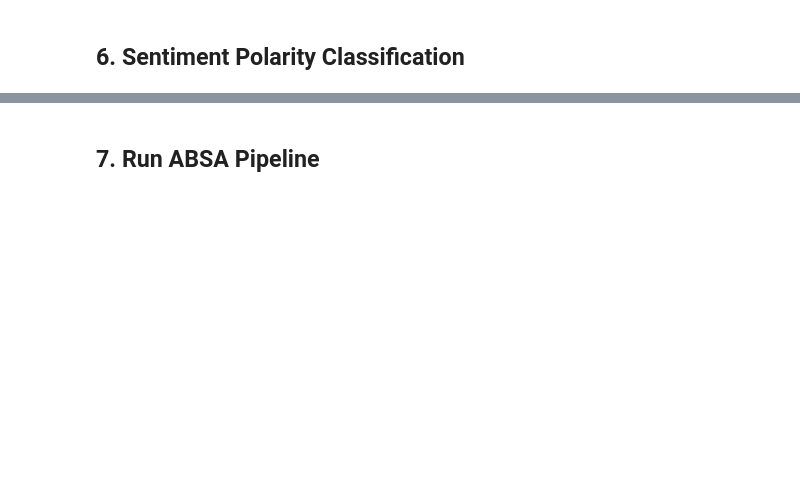
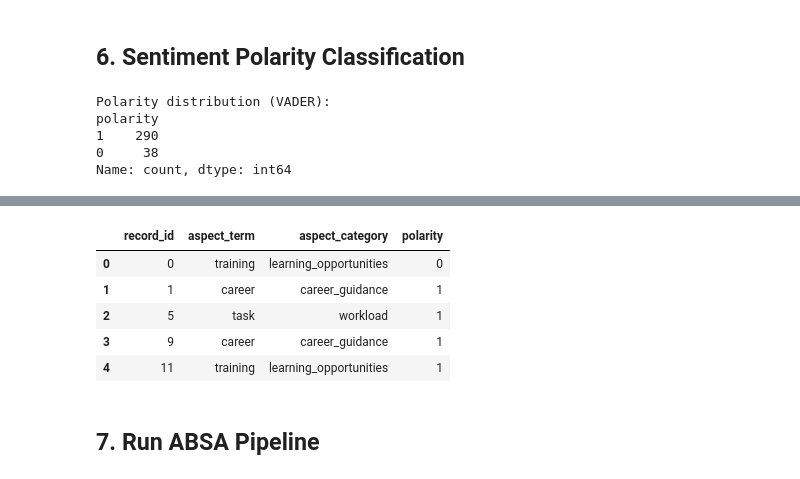
Before and after one commit to nimalanjanapiyumal/ML_TEXT_PROJECT, a Jupyter notebook: Component1.ipynb, the cells around one changed output, grey strips where cells are left out. Saved outputs shown, nothing was run; the diff lists cells and outputs as text; code cells hidden in the pictures; blank space fills up the shorter version.

Commit message:
Initial

```diff
--- a/Component1.ipynb
+++ b/Component1.ipynb
@@ -103,17 +208,56 @@ def map_to_category(term):
 # %% [markdown]
 ## 6. Sentiment Polarity Classification
 # %%
-sent_pipe = pipeline(
-    "sentiment-analysis",
-    model=sent_model,
-    tokenizer=sent_tokenizer,
-    function_to_apply="none"  # ensure we get logits
-)
+# --- SECTION 6: SENTIMENT POLARITY CLASSIFICATION (using NLTK VADER) ---
 
-def classify_sentiment(text, aspect_term):
-    # mark aspect in text
-    marked = text.replace(aspect_term, f"[ASP]{aspect_term}[ASP]")
-    pred = sent_pipe(marked)[0]
-    # pred: {"label":"POSITIVE","score":0.98}
-    label = pred["label"]
-    return {"POSITIVE":1, "NEUTRAL":0, "NEGATIVE":-1}[label]
+import nltk
+from nltk.sentiment.vader import SentimentIntensityAnalyzer
+import re
+
+# 6.0 Ensure the cleaned-text column exists
+if clean_col not in df.columns:
+    raise RuntimeError(f"Cleaned-text column '{clean_col}' not found in df.")
+
+# 6.1 Download the VADER lexicon (only once)
+nltk.download('vader_lexicon')
+
+# 6.2 Initialize the VADER analyzer
+sia = SentimentIntensityAnalyzer()
+
+def classify_aspect_sentiment(row):
+    """
+    Use the piece of text around the aspect_term for sentiment scoring.
+    Falls back to full text if no sentence contains the term.
+    """
+    rid  = row['record_id']
+    term = row['aspect_term']
+    text = str(df.at[rid, clean_col])
+
+    # Split into sentences on punctuation
+    sentences = re.split(r'[.!?]\s*', text)
+    # Find sentences that mention the aspect term
+    segs = [s for s in sentences if re.search(rf"\b{re.escape(term)}\b", s, flags=re.IGNORECASE)]
+    seg = " ".join(segs) if segs else text
+
+    # Compute compound score
+    score = sia.polarity_scores(seg)['compound']
+    # Map to discrete polarity
+    if score >=  0.05: return  1
+    if score <= -0.05: return -1
+    return 0
+
+# 6.3 Apply to every aspect mention
+absa_terms_df['polarity'] = absa_terms_df.apply(classify_aspect_sentiment, axis=1)
+
+# 6.4 Quick distribution check
+print("Polarity distribution (VADER):")
+print(absa_terms_df['polarity'].value_counts())
+
+# 6.5 Final sample
+absa_terms_df.head()
+# %% [output]
+Polarity distribution (VADER):
+polarity
+1    290
+0     38
+Name: count, dtype: int64
@@ -120,3 +267,9 @@ def classify_sentiment(text, aspect_term):
+|  | record_id | aspect_term | aspect_category | polarity |
+| 0 | 0 | training | learning_opportunities | 0 |
+| 1 | 1 | career | career_guidance | 1 |
+| 2 | 5 | task | workload | 1 |
+| 3 | 9 | career | career_guidance | 1 |
+| 4 | 11 | training | learning_opportunities | 1 |
 # %% [markdown]
 ## 7. Run ABSA Pipeline
 # %%
```
Also changed, not shown: parts of 19 cells of this notebook, 6 other files.
